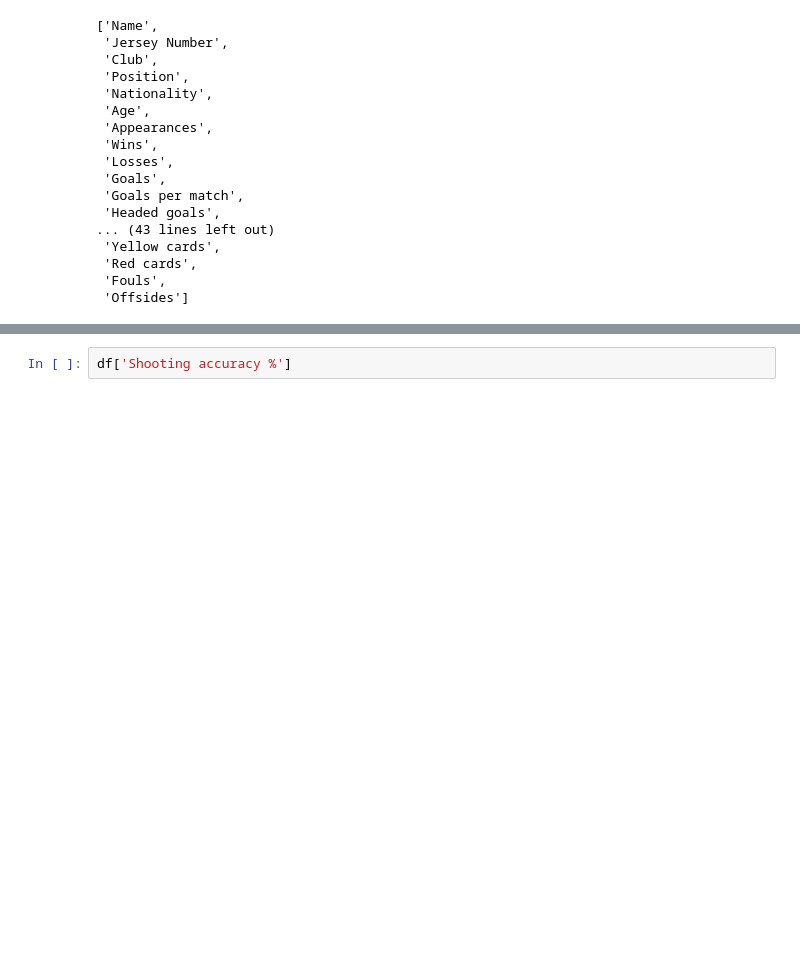
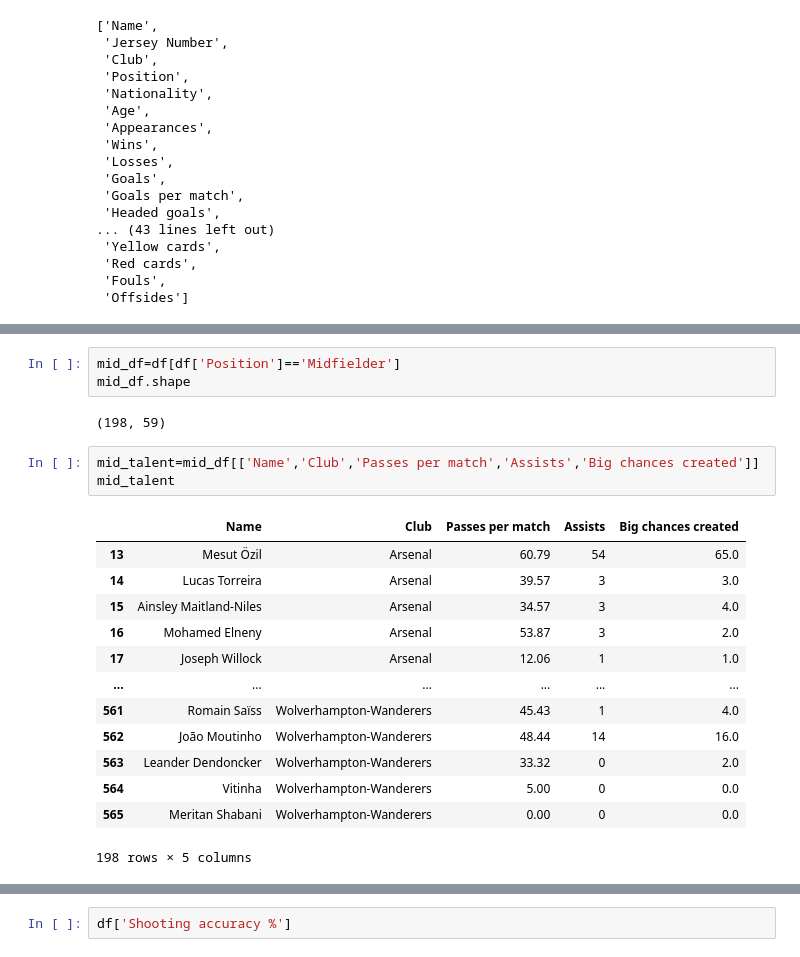
Before and after one commit to Prayush77/EDA_Premier_League_Players, a Jupyter notebook: src/main.ipynb, the cells around one changed output, grey strips where cells are left out. Cells and saved outputs as stored; diff of their text form; blank space fills up the shorter version.

```diff
--- a/src/main.ipynb
+++ b/src/main.ipynb
@@ -151,0 +163,22 @@ df.columns.tolist()
+# %%
+mid_df=df[df['Position']=='Midfielder']
+mid_df.shape
+# %% [output]
+(198, 59)
+# %%
+mid_talent=mid_df[['Name','Club','Passes per match','Assists','Big chances created']]
+mid_talent
+# %% [output]
+|  | Name | Club | Passes per match | Assists | Big chances created |
+| 13 | Mesut Özil | Arsenal | 60.79 | 54 | 65.0 |
+| 14 | Lucas Torreira | Arsenal | 39.57 | 3 | 3.0 |
+| 15 | Ainsley Maitland-Niles | Arsenal | 34.57 | 3 | 4.0 |
+| 16 | Mohamed Elneny | Arsenal | 53.87 | 3 | 2.0 |
+| 17 | Joseph Willock | Arsenal | 12.06 | 1 | 1.0 |
+| ... | ... | ... | ... | ... | ... |
+| 561 | Romain Saïss | Wolverhampton-Wanderers | 45.43 | 1 | 4.0 |
+| 562 | João Moutinho | Wolverhampton-Wanderers | 48.44 | 14 | 16.0 |
+| 563 | Leander Dendoncker | Wolverhampton-Wanderers | 33.32 | 0 | 2.0 |
+| 564 | Vitinha | Wolverhampton-Wanderers | 5.00 | 0 | 0.0 |
+| 565 | Meritan Shabani | Wolverhampton-Wanderers | 0.00 | 0 | 0.0 |
+198 rows × 5 columns
```
Also changed, not shown: parts of 5 cells of this notebook.
